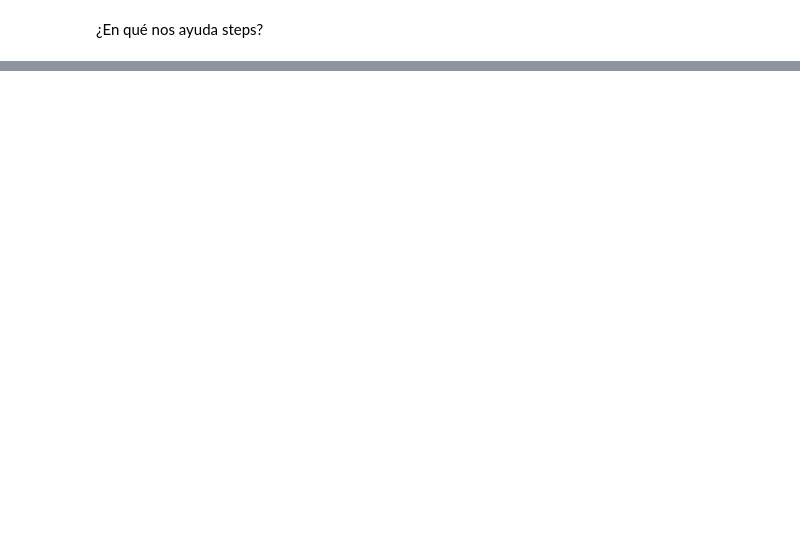
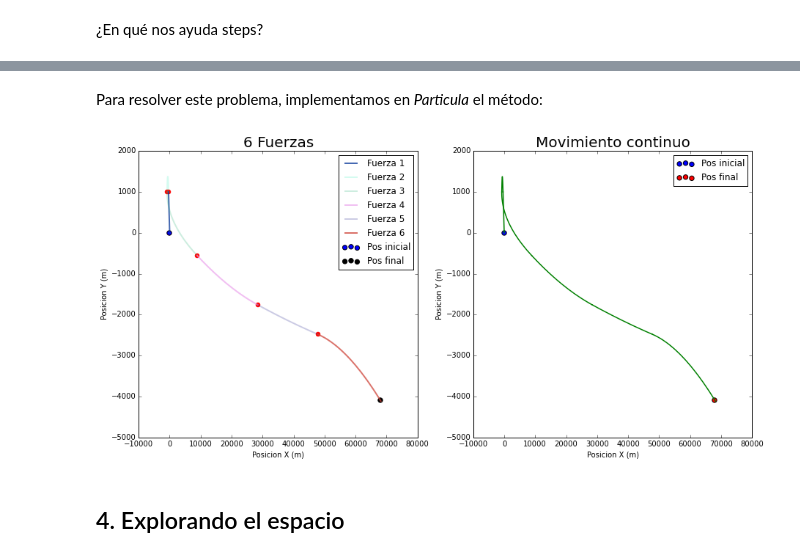
Before and after one commit to AzulGarza/proyecto-mate-compu, a Jupyter notebook: proyecto/Exposicion.ipynb, the cells around one changed output, grey strips where cells are left out. Saved outputs shown, nothing was run; the diff lists cells and outputs as text; code cells hidden in the pictures; blank space fills up the shorter version.

```diff
--- a/proyecto/Exposicion.ipynb
+++ b/proyecto/Exposicion.ipynb
@@ -66,0 +345,8 @@ interact(moviendo_pasos, p = (0,10000))
+# %% [markdown]
+Para resolver este problema, implementamos en _Particula_ el método:
+# %%
+posicion_inicial = np.array([0.0, 0.0])
+velocidad_inicial = np.array([-20.0, 50.0])
+masa_inicial = 10
+# %%
+particula_3 = Particula(posicion = posicion_inicial, velocidad = velocidad_inicial, masa = masa_inicial)
@@ -66,0 +362,6 @@ interact(moviendo_pasos, p = (0,10000))
+# %%
+particula_3.dibujar_muchas_fuerzas()
+# %% [output]
+[figure, added]
+# %% [markdown]
+## 4. Explorando el espacio
```
Also changed, not shown: parts of 24 cells of this notebook, 1 other file.
